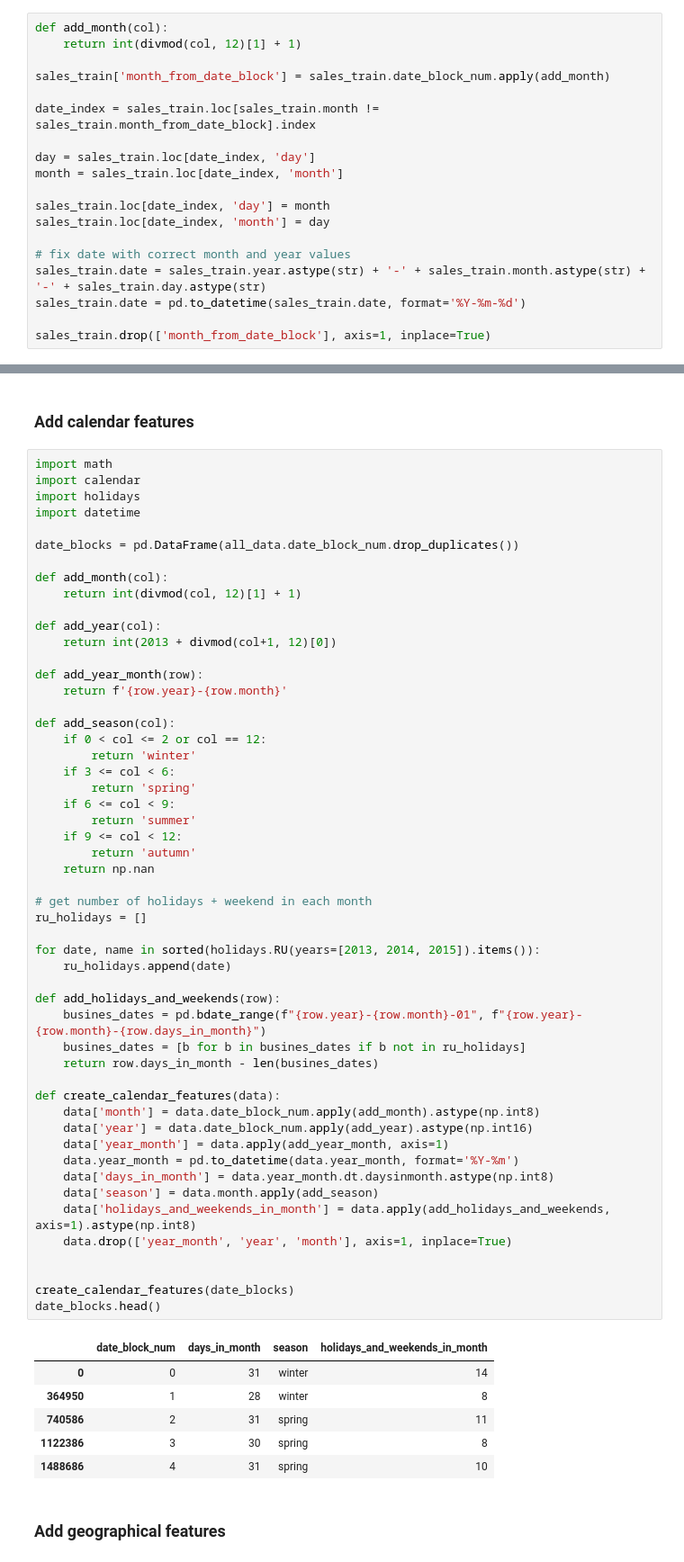
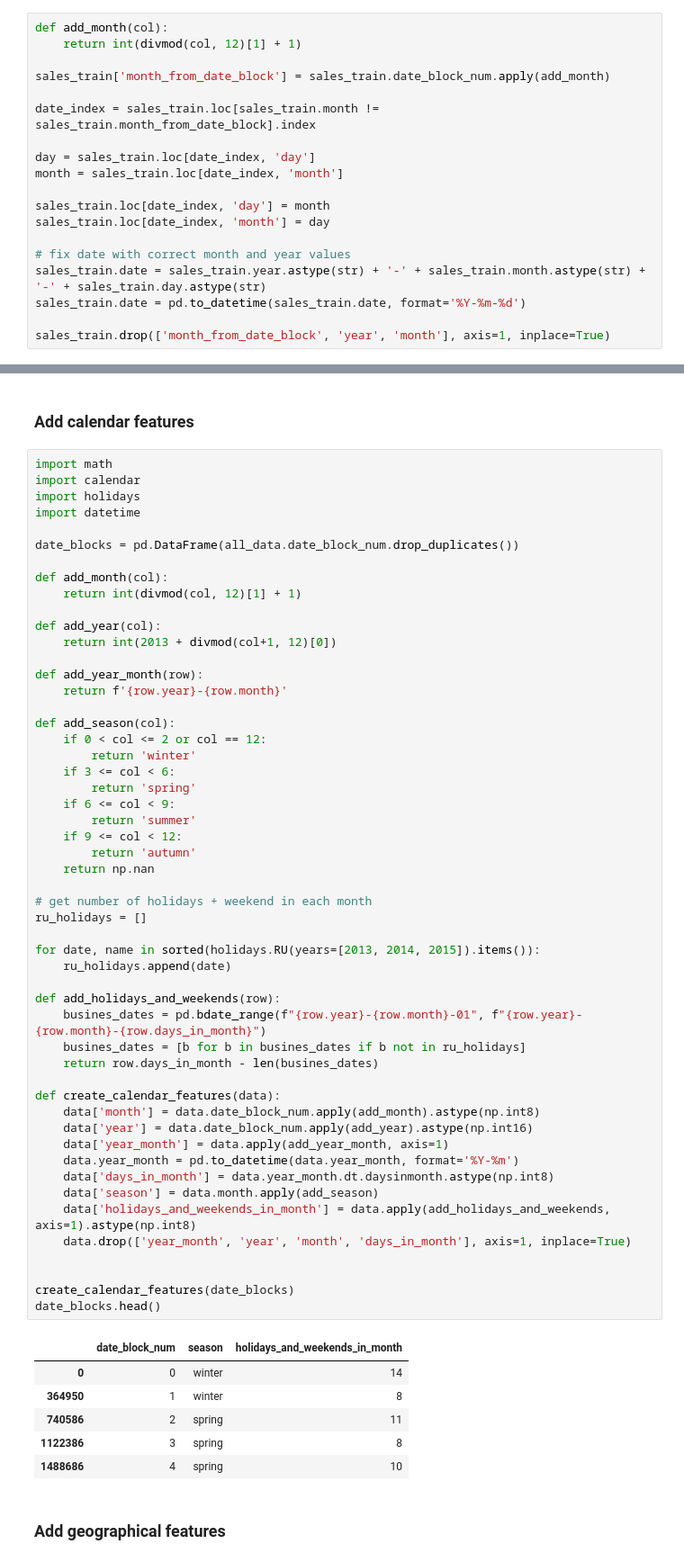
Before and after one commit to beatwad/predict_future_sales, a Jupyter notebook: Pred_Fut_Sales.ipynb, the cells around one changed output, grey strips where cells are left out. Shown at 90% size. Drawn from its saved outputs; the diff is of its cells as text.

```diff
--- a/Pred_Fut_Sales.ipynb
+++ b/Pred_Fut_Sales.ipynb
@@ -377,7 +377,7 @@ sales_train.loc[date_index, 'month'] = day
 sales_train.date = sales_train.year.astype(str) + '-' + sales_train.month.astype(str) + '-' + sales_train.day.astype(str)
 sales_train.date = pd.to_datetime(sales_train.date, format='%Y-%m-%d')
 
-sales_train.drop(['month_from_date_block'], axis=1, inplace=True)
+sales_train.drop(['month_from_date_block', 'year', 'month'], axis=1, inplace=True)
 # %% [markdown]
 ### Clip outliers for item_cnt_day
 # %%
@@ -575,40 +664,40 @@ def add_season(col):
     if 6 <= col < 9:
         return 'summer'
     if 9 <= col < 12:
         return 'autumn'
     return np.nan
 
 # get number of holidays + weekend in each month
 ru_holidays = []
 
 for date, name in sorted(holidays.RU(years=[2013, 2014, 2015]).items()):
     ru_holidays.append(date)
 
 def add_holidays_and_weekends(row):
     busines_dates = pd.bdate_range(f"{row.year}-{row.month}-01", f"{row.year}-{row.month}-{row.days_in_month}")
     busines_dates = [b for b in busines_dates if b not in ru_holidays]
     return row.days_in_month - len(busines_dates)
 
 def create_calendar_features(data):
     data['month'] = data.date_block_num.apply(add_month).astype(np.int8)
     data['year'] = data.date_block_num.apply(add_year).astype(np.int16)
     data['year_month'] = data.apply(add_year_month, axis=1)
     data.year_month = pd.to_datetime(data.year_month, format='%Y-%m')
     data['days_in_month'] = data.year_month.dt.daysinmonth.astype(np.int8)
     data['season'] = data.month.apply(add_season)
     data['holidays_and_weekends_in_month'] = data.apply(add_holidays_and_weekends, axis=1).astype(np.int8)
-    data.drop(['year_month', 'year', 'month'], axis=1, inplace=True)
+    data.drop(['year_month', 'year', 'month', 'days_in_month'], axis=1, inplace=True)
 
 
 create_calendar_features(date_blocks)
 date_blocks.head()
 # %% [output]
-|  | date_block_num | days_in_month | season | holidays_and_weekends_in_month |
-| 0 | 0 | 31 | winter | 14 |
-| 364950 | 1 | 28 | winter | 8 |
-| 740586 | 2 | 31 | spring | 11 |
-| 1122386 | 3 | 30 | spring | 8 |
-| 1488686 | 4 | 31 | spring | 10 |
+|  | date_block_num | season | holidays_and_weekends_in_month |
+| 0 | 0 | winter | 14 |
+| 364950 | 1 | winter | 8 |
+| 740586 | 2 | spring | 11 |
+| 1122386 | 3 | spring | 8 |
+| 1488686 | 4 | spring | 10 |
 # %% [markdown]
 ### Add geographical features
 # %%
```
Also changed, not shown: parts of 51 cells of this notebook, 1 other file.
